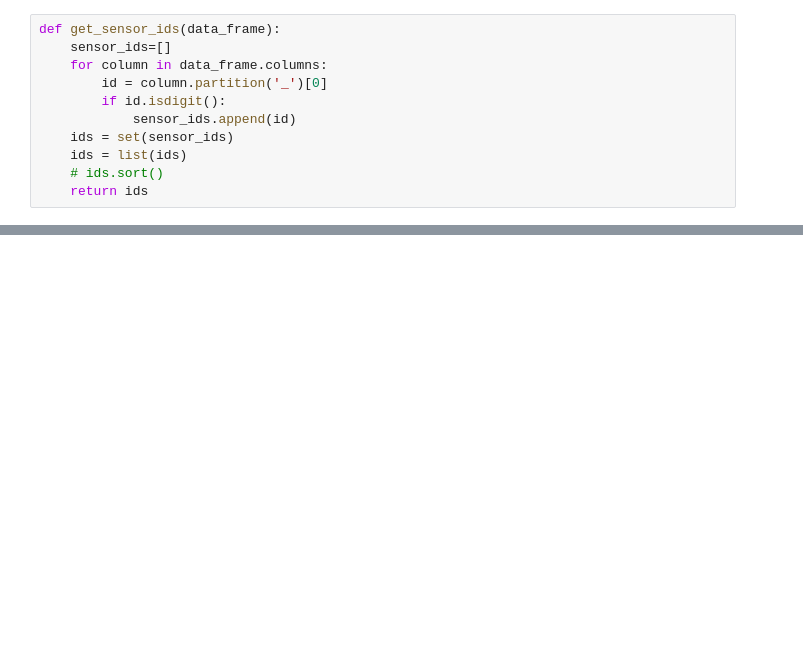
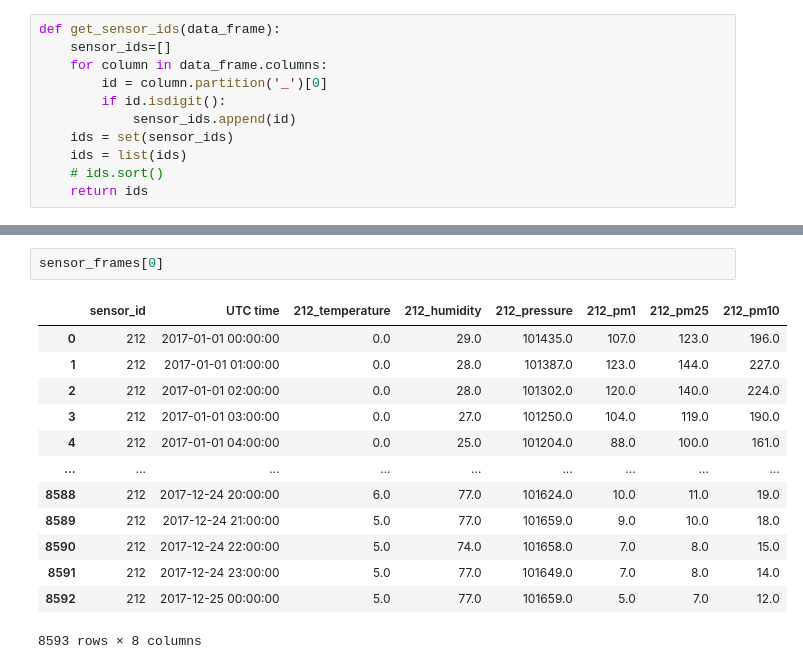
Before and after one commit to dan-ski/Air_quality, a Jupyter notebook: Air quality data preprocessing and analysis.ipynb, the cells around one changed output, grey strips where cells are left out. Drawn from its saved outputs; the diff is of its cells as text; blank space fills up the shorter version.

```diff
--- a/Air quality data preprocessing and analysis.ipynb
+++ b/Air quality data preprocessing and analysis.ipynb
@@ -357,0 +266,16 @@ list
+# %%
+sensor_frames[0]
+# %% [output]
+|  | sensor_id | UTC time | 212_temperature | 212_humidity | 212_pressure | 212_pm1 | 212_pm25 | 212_pm10 |
+| 0 | 212 | 2017-01-01 00:00:00 | 0.0 | 29.0 | 101435.0 | 107.0 | 123.0 | 196.0 |
+| 1 | 212 | 2017-01-01 01:00:00 | 0.0 | 28.0 | 101387.0 | 123.0 | 144.0 | 227.0 |
+| 2 | 212 | 2017-01-01 02:00:00 | 0.0 | 28.0 | 101302.0 | 120.0 | 140.0 | 224.0 |
+| 3 | 212 | 2017-01-01 03:00:00 | 0.0 | 27.0 | 101250.0 | 104.0 | 119.0 | 190.0 |
+| 4 | 212 | 2017-01-01 04:00:00 | 0.0 | 25.0 | 101204.0 | 88.0 | 100.0 | 161.0 |
+| ... | ... | ... | ... | ... | ... | ... | ... | ... |
+| 8588 | 212 | 2017-12-24 20:00:00 | 6.0 | 77.0 | 101624.0 | 10.0 | 11.0 | 19.0 |
+| 8589 | 212 | 2017-12-24 21:00:00 | 5.0 | 77.0 | 101659.0 | 9.0 | 10.0 | 18.0 |
+| 8590 | 212 | 2017-12-24 22:00:00 | 5.0 | 74.0 | 101658.0 | 7.0 | 8.0 | 15.0 |
+| 8591 | 212 | 2017-12-24 23:00:00 | 5.0 | 77.0 | 101649.0 | 7.0 | 8.0 | 14.0 |
+| 8592 | 212 | 2017-12-25 00:00:00 | 5.0 | 77.0 | 101659.0 | 5.0 | 7.0 | 12.0 |
+8593 rows × 8 columns
```
Also changed, not shown: parts of 49 cells of this notebook, 1 other file.
